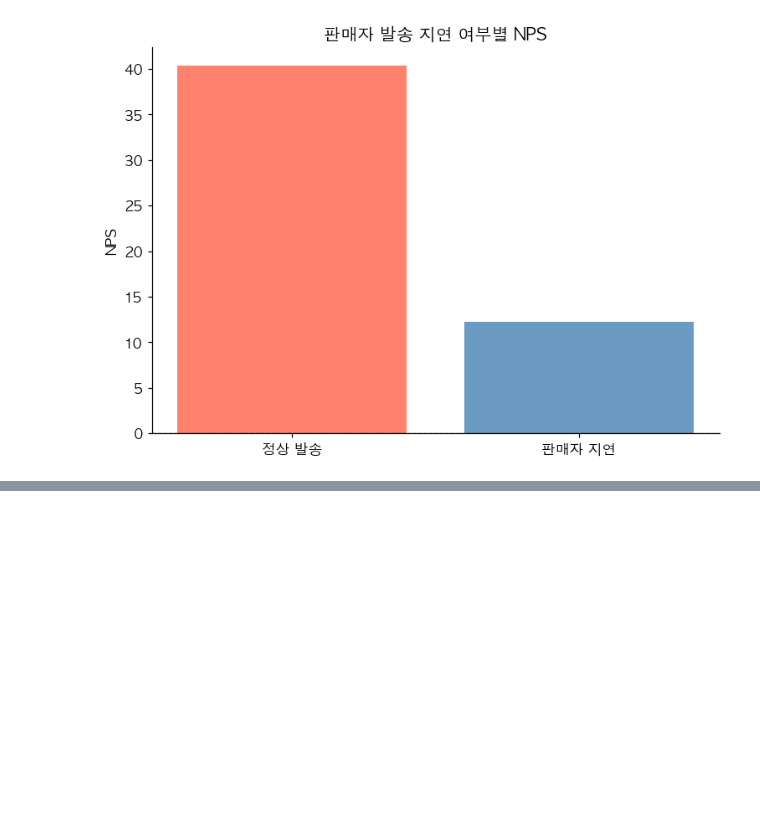
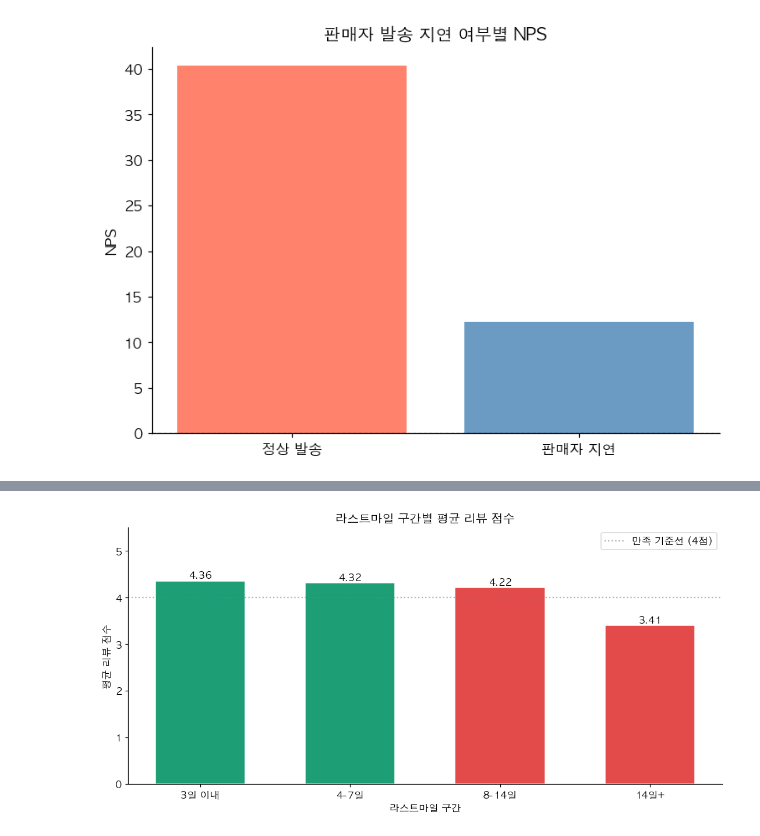
Before and after one commit to gyeongguk-K/my-project, a Jupyter notebook: Project.ipynb, the cells around one changed output, grey strips where cells are left out. Saved outputs shown, nothing was run; the diff lists cells and outputs as text; code cells hidden in the pictures; blank space fills up the shorter version.

```diff
--- a/Project.ipynb
+++ b/Project.ipynb
@@ -257,6 +258,11 @@ print(master.columns.tolist())
 ✅ 마스터 테이블 완성: 96,478행 × 20컬럼
 컬럼 목록:
 ['order_id', 'customer_id', 'order_status', 'order_purchase_timestamp', 'order_approved_at', 'order_delivered_carrier_date', 'order_delivered_customer_date', 'order_estimated_delivery_date', 'review_s ...
+# %%
+seller_state = items[['order_id', 'seller_id']].drop_duplicates('order_id').merge(
+    sellers[['seller_id', 'seller_state']], on='seller_id', how='left'
+)
+master = master.merge(seller_state, on='order_id', how='left')
 # %% [markdown]
 ---
 ## STEP 4 - 전처리 (날짜 변환 & 파생변수 생성)
@@ -619,0 +679,26 @@ plt.show()
+# %%
+# ── 7-1: 라스트마일 구간별 평균 리뷰 점수 ────────────────────────────────────
+delay_review = (
+    master.groupby('last_mile_bucket', observed=True)['review_score']
+    .agg(['mean', 'count'])
+    .reset_index()
+)
+delay_review.columns = ['구간', '평균 리뷰', '주문 수']
+
+fig, ax = plt.subplots(figsize=(10, 5))
+colors = [C_OK, C_OK, C_LATE, C_LATE]
+bars = ax.bar(delay_review['구간'], delay_review['평균 리뷰'],
+              color=colors, width=0.6, edgecolor='white')
+for bar, val in zip(bars, delay_review['평균 리뷰']):
+    ax.text(bar.get_x() + bar.get_width()/2, bar.get_height() + 0.05,
+            f'{val:.2f}', ha='center', fontsize=11, fontweight='bold')
+ax.set_ylim(0, 5.5)
+ax.axhline(4.0, color='gray', linestyle=':', alpha=0.6, label='만족 기준선 (4점)')
+ax.set_title('라스트마일 구간별 평균 리뷰 점수', fontweight='bold')
+ax.set_xlabel('라스트마일 구간')
+ax.set_ylabel('평균 리뷰 점수')
+ax.legend()
+plt.tight_layout()
+plt.show()
+# %% [output]
+[figure, added]
```
Also changed, not shown: parts of 33 cells of this notebook.
